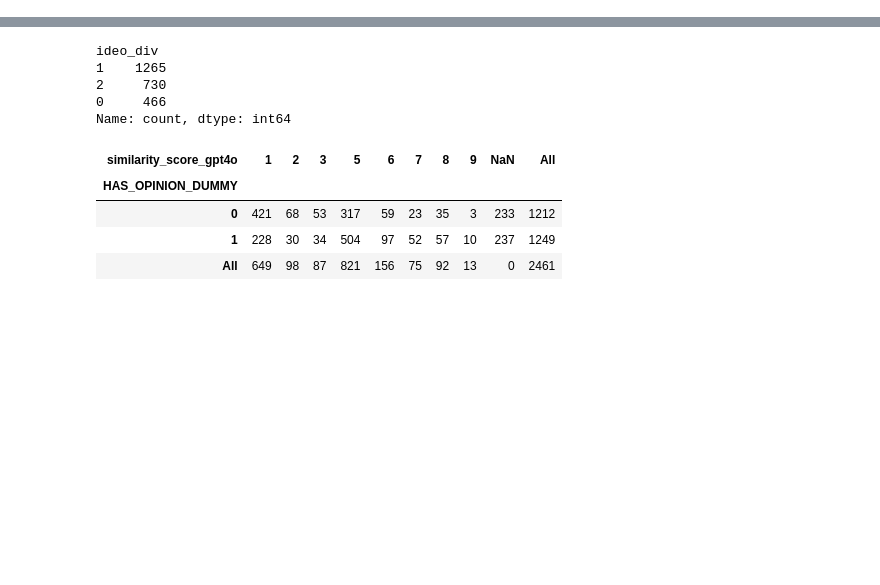
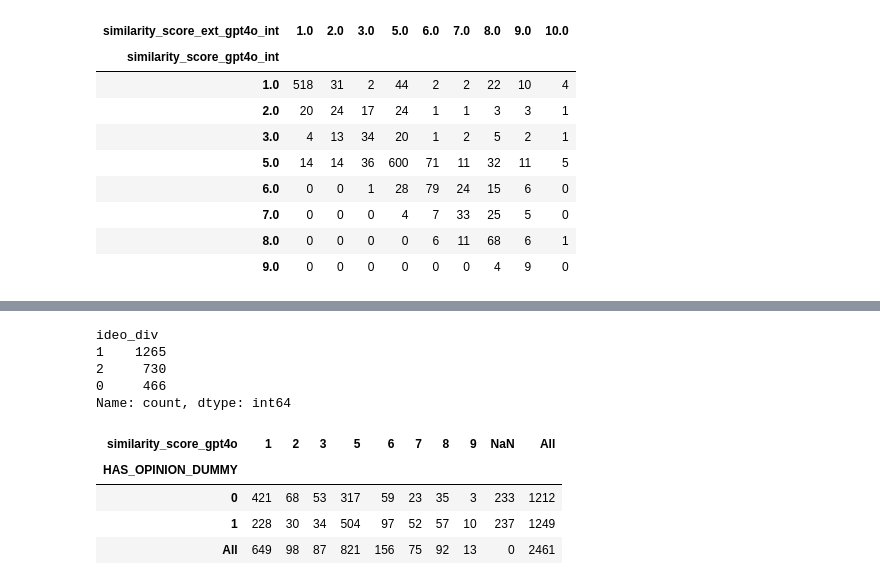
Before and after one commit to cl-trier/TWON-Exploration, a Jupyter notebook: 41--Prompt-diversity-evaluation.ipynb, the cells around one changed output, grey strips where cells are left out. Saved outputs shown, nothing was run; the diff lists cells and outputs as text; code cells hidden in the pictures; blank space fills up the shorter version.

```diff
--- a/41--Prompt-diversity-evaluation.ipynb
+++ b/41--Prompt-diversity-evaluation.ipynb
@@ -90,0 +438,14 @@ YTdebatethreads.loc[:, 'pol_exp_claim_similarity_score_gpt4o_int'] = YTdebatethr
+# %%
+#crosstab of dataset_claim_embeds['similarity_score_gpt4o'] and dataset_claim_embeds['similarity_score_ext_gpt4o']:
+pd.crosstab(YTdebatethreads.loc[:, 'similarity_score_gpt4o_int'], YTdebatethreads.loc[:, 'similarity_score_ext_gpt4o_int'])
+# %% [output]
+| similarity_score_ext_gpt4o_int | 1.0 | 2.0 | 3.0 | 5.0 | 6.0 | 7.0 | 8.0 | 9.0 | 10.0 |
+| similarity_score_gpt4o_int |  |  |  |  |  |  |  |  |  |
+| 1.0 | 518 | 31 | 2 | 44 | 2 | 2 | 22 | 10 | 4 |
+| 2.0 | 20 | 24 | 17 | 24 | 1 | 1 | 3 | 3 | 1 |
+| 3.0 | 4 | 13 | 34 | 20 | 1 | 2 | 5 | 2 | 1 |
+| 5.0 | 14 | 14 | 36 | 600 | 71 | 11 | 32 | 11 | 5 |
+| 6.0 | 0 | 0 | 1 | 28 | 79 | 24 | 15 | 6 | 0 |
+| 7.0 | 0 | 0 | 0 | 4 | 7 | 33 | 25 | 5 | 0 |
+| 8.0 | 0 | 0 | 0 | 0 | 6 | 11 | 68 | 6 | 1 |
+| 9.0 | 0 | 0 | 0 | 0 | 0 | 0 | 4 | 9 | 0 |
```
Also changed, not shown: parts of 14 cells of this notebook, 7 other files.
